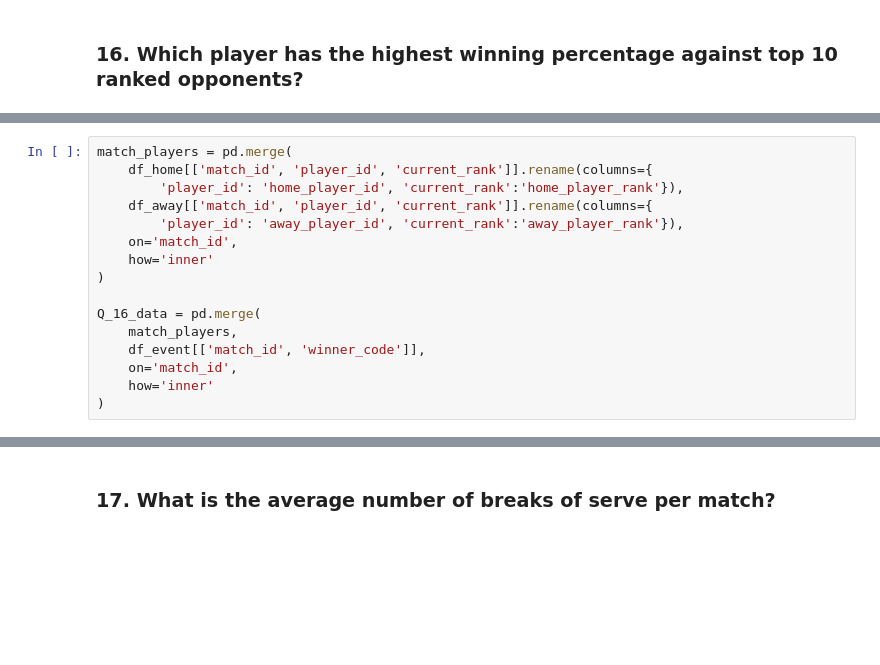
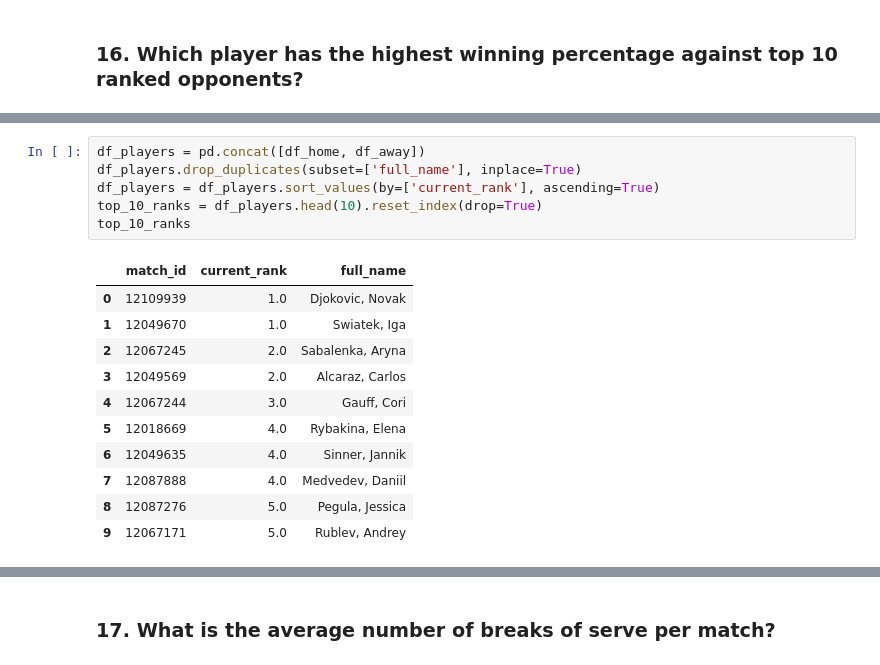
Before and after one commit to ParsaDEV15/Tennis-Project, a Jupyter notebook: notebooks/tennis_analysis.ipynb, the cells around one changed output, grey strips where cells are left out. Saved outputs shown, nothing was run; the diff lists cells and outputs as text; blank space fills up the shorter version.

```diff
--- a/notebooks/tennis_analysis.ipynb
+++ b/notebooks/tennis_analysis.ipynb
@@ -873,16 +884,18 @@ df_event.head()
 # %%
-match_players = pd.merge(
-    df_home[['match_id', 'player_id', 'current_rank']].rename(columns={
-        'player_id': 'home_player_id', 'current_rank':'home_player_rank'}),
-    df_away[['match_id', 'player_id', 'current_rank']].rename(columns={
-        'player_id': 'away_player_id', 'current_rank':'away_player_rank'}),
-    on='match_id',
-    how='inner'
-)
-
-Q_16_data = pd.merge(
-    match_players,
-    df_event[['match_id', 'winner_code']],
-    on='match_id',
-    how='inner'
-)
+df_players = pd.concat([df_home, df_away])
+df_players.drop_duplicates(subset=['full_name'], inplace=True)
+df_players = df_players.sort_values(by=['current_rank'], ascending=True)
+top_10_ranks = df_players.head(10).reset_index(drop=True)
+top_10_ranks
+# %% [output]
+|  | match_id | current_rank | full_name |
+| 0 | 12109939 | 1.0 | Djokovic, Novak |
+| 1 | 12049670 | 1.0 | Swiatek, Iga |
+| 2 | 12067245 | 2.0 | Sabalenka, Aryna |
+| 3 | 12049569 | 2.0 | Alcaraz, Carlos |
+| 4 | 12067244 | 3.0 | Gauff, Cori |
+| 5 | 12018669 | 4.0 | Rybakina, Elena |
+| 6 | 12049635 | 4.0 | Sinner, Jannik |
+| 7 | 12087888 | 4.0 | Medvedev, Daniil |
+| 8 | 12087276 | 5.0 | Pegula, Jessica |
+| 9 | 12067171 | 5.0 | Rublev, Andrey |
```
Also changed, not shown: parts of 20 cells of this notebook.
